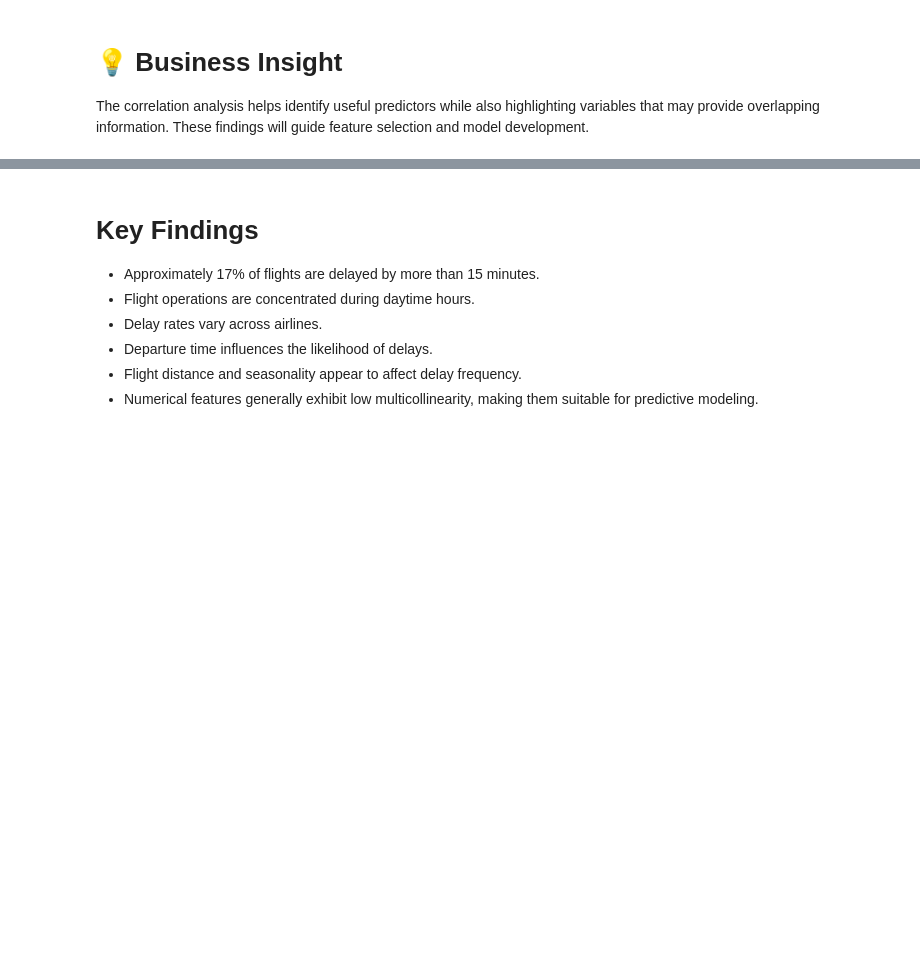
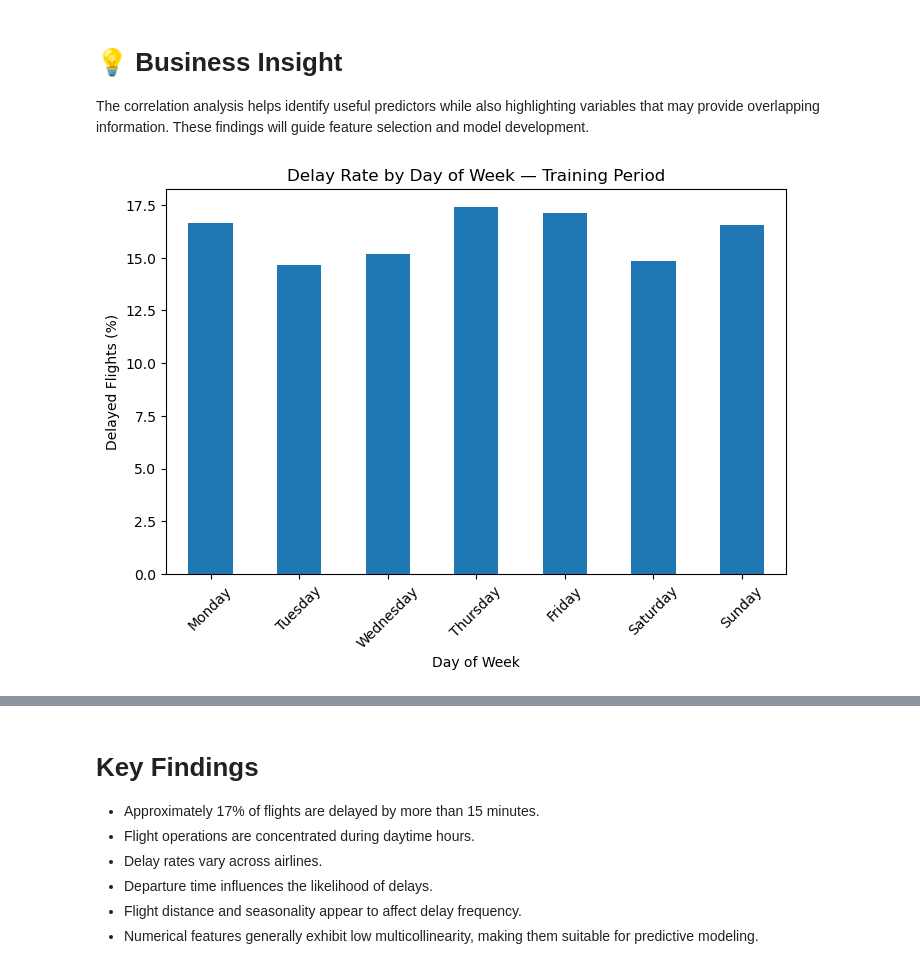
Before and after one commit to omarzakzook/Flight_Delay_Prediction, a Jupyter notebook: notebooks/05_Exploratory_Data_Analysis.ipynb, the cells around one changed output, grey strips where cells are left out. Drawn from its saved outputs; the diff is of its cells as text; code cells hidden in the pictures; blank space fills up the shorter version.

Commit message:
Restrict EDA to training period and fix visualizations

```diff
--- a/notebooks/05_Exploratory_Data_Analysis.ipynb
+++ b/notebooks/05_Exploratory_Data_Analysis.ipynb
@@ -443,22 +559,35 @@ This indicates that the dataset contains relatively independent predictors, whic
 # 💡 Business Insight
 The correlation analysis helps identify useful predictors while also highlighting variables that may provide overlapping information. These findings will guide feature selection and model development.
 # %%
+day_order = [
+    "Monday",
+    "Tuesday",
+    "Wednesday",
+    "Thursday",
+    "Friday",
+    "Saturday",
+    "Sunday"
+]
+
 delay_by_day = (
-    df.groupby("DAY_OF_WEEK")["IS_DELAYED"]
-      .mean() * 100
+    df.groupby("DAY_OF_WEEK", observed=False)["IS_DELAYED"]
+    .mean()
+    .reindex(day_order)
+    .mul(100)
 )
 
-plt.figure(figsize=(8,5))
+plt.figure(figsize=(8, 5))
+
 delay_by_day.plot(kind="bar")
-plt.title("Delay Rate by Day of Week")
+
+plt.title("Delay Rate by Day of Week — Training Period")
 plt.xlabel("Day of Week")
 plt.ylabel("Delayed Flights (%)")
-plt.xticks(
-    range(7),
-    ["Mon","Tue","Wed","Thu","Fri","Sat","Sun"],
-    rotation=0
-)
+plt.xticks(rotation=45)
+
 plt.show()
+# %% [output]
+[figure, added]
 # %%
 monthly_delay = (
     df.groupby("MONTH")["IS_DELAYED"]
```
Also changed, not shown: parts of 26 cells of this notebook.
